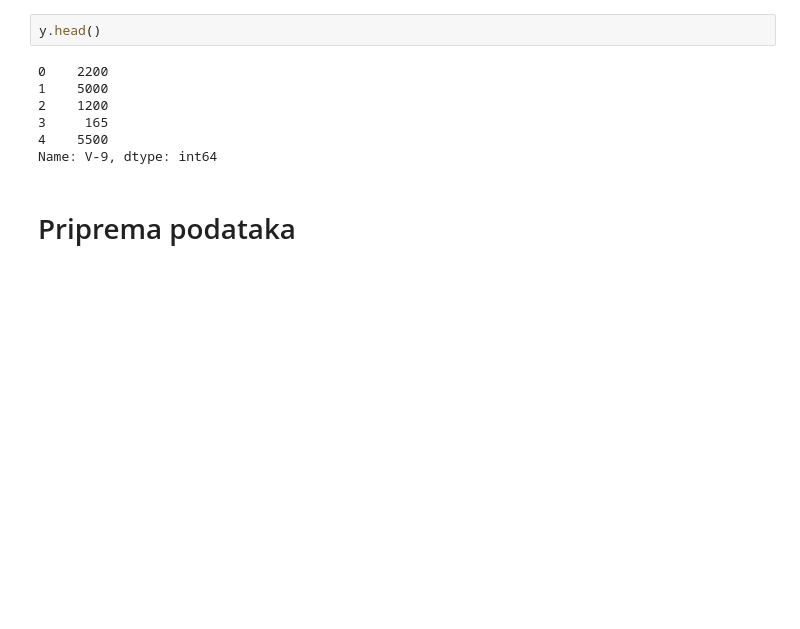
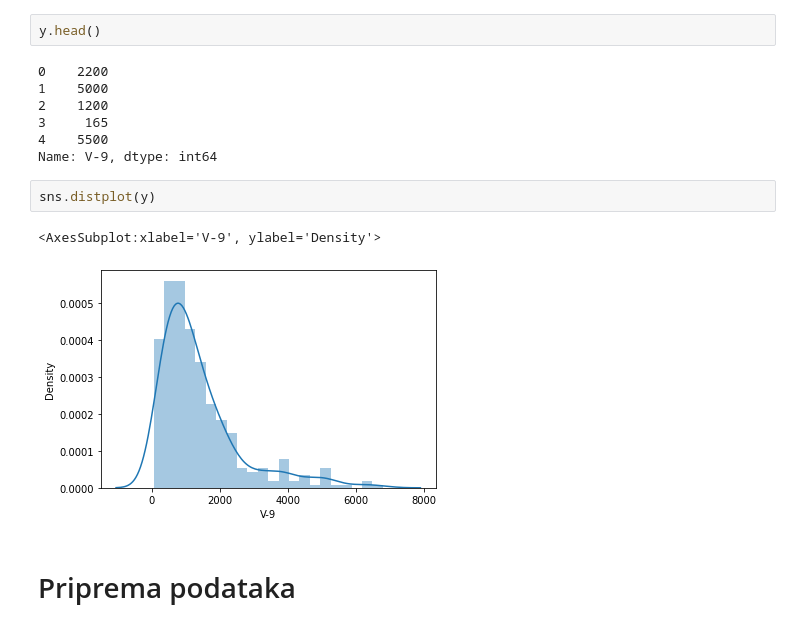
Before and after one commit to kaaiiser/Fitting-linear-regression-methodes-to-high-dimension-data-LARS-., a Jupyter notebook: 02_Model.ipynb, the cells around one changed output. Drawn from its saved outputs; the diff is of its cells as text; blank space fills up the shorter version.

```diff
--- a/02_Model.ipynb
+++ b/02_Model.ipynb
@@ -62,6 +62,11 @@ y.head()
 3     165
 4    5500
 Name: V-9, dtype: int64
+# %%
+sns.distplot(y)
+# %% [output]
+<AxesSubplot:xlabel='V-9', ylabel='Density'>
+[figure, added]
 # %% [markdown]
 # Priprema podataka
 # %%
```
